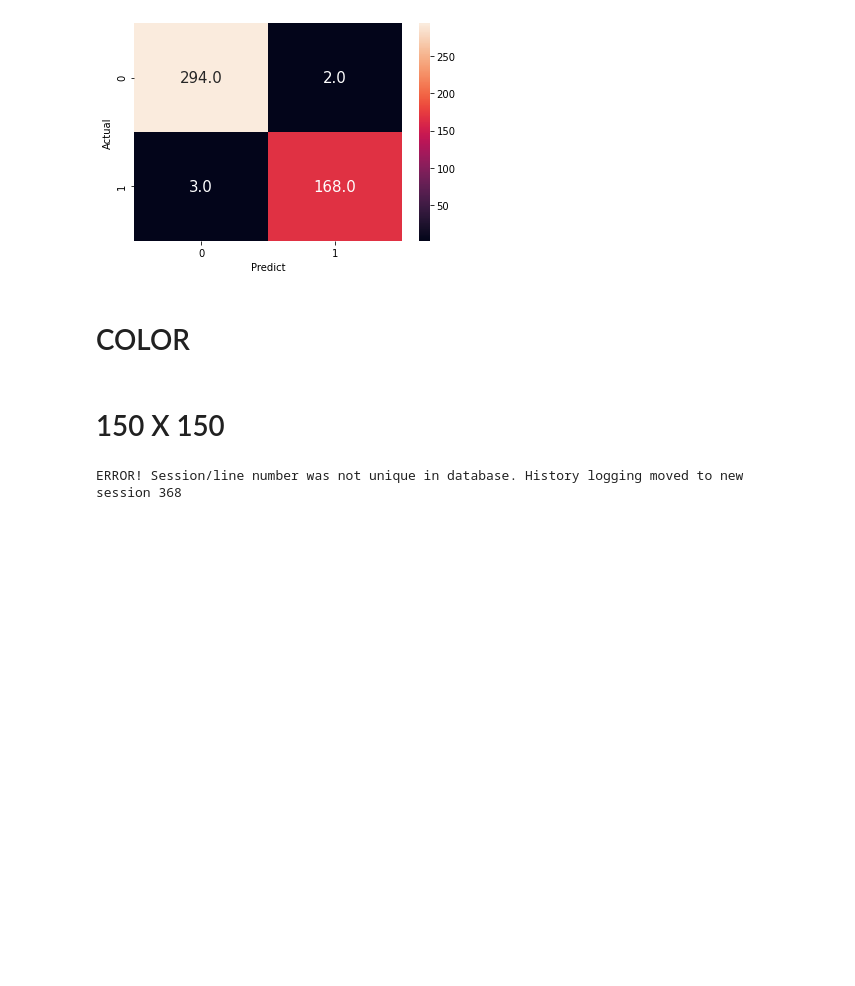
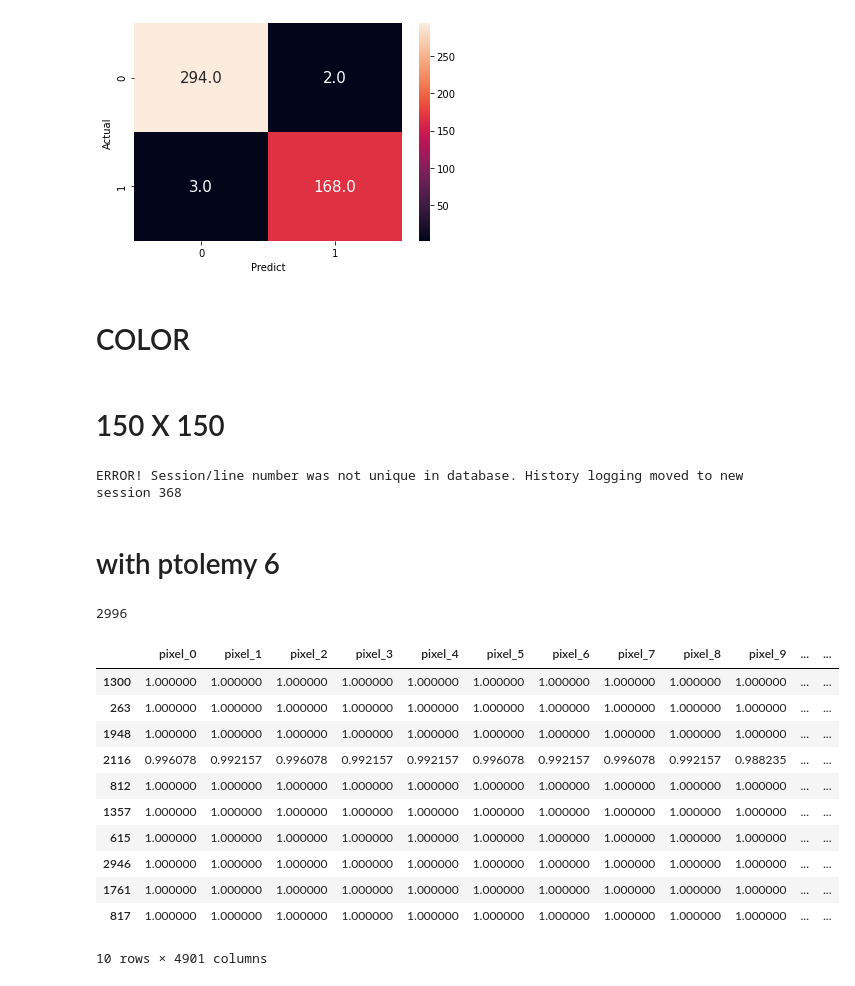
Before and after one commit to or-yitshak/ancient-coins, a Jupyter notebook: coin classification.ipynb, the cells around one changed output. Saved outputs shown, nothing was run; the diff lists cells and outputs as text; code cells hidden in the pictures; blank space fills up the shorter version.

```diff
--- a/coin classification.ipynb
+++ b/coin classification.ipynb
@@ -437,3 +436,11 @@ ERROR! Session/line number was not unique in database. History logging moved to
 # plt.ylabel("Actual")
 # %%
 # plt.imshow(train_data.iloc[0].values.reshape((150,150)))
+# %% [markdown]
+# with ptolemy 6
+# %%
+def label_img(img):
+    word_label = img.split('_')[0]
+    if word_label == '0' : return 0
+    elif word_label == '1' : return 1
+    elif word_label == '6' : return 2
@@ -439,0 +464,19 @@ ERROR! Session/line number was not unique in database. History logging moved to
+# %%
+len(data)
+# %% [output]
+2996
+# %%
+data.head(10)
+# %% [output]
+|  | pixel_0 | pixel_1 | pixel_2 | pixel_3 | pixel_4 | pixel_5 | pixel_6 | pixel_7 | pixel_8 | pixel_9 | ... | ... |
+| 1300 | 1.000000 | 1.000000 | 1.000000 | 1.000000 | 1.000000 | 1.000000 | 1.000000 | 1.000000 | 1.000000 | 1.000000 | ... | ... |
+| 263 | 1.000000 | 1.000000 | 1.000000 | 1.000000 | 1.000000 | 1.000000 | 1.000000 | 1.000000 | 1.000000 | 1.000000 | ... | ... |
+| 1948 | 1.000000 | 1.000000 | 1.000000 | 1.000000 | 1.000000 | 1.000000 | 1.000000 | 1.000000 | 1.000000 | 1.000000 | ... | ... |
+| 2116 | 0.996078 | 0.992157 | 0.996078 | 0.992157 | 0.992157 | 0.996078 | 0.992157 | 0.996078 | 0.992157 | 0.988235 | ... | ... |
+| 812 | 1.000000 | 1.000000 | 1.000000 | 1.000000 | 1.000000 | 1.000000 | 1.000000 | 1.000000 | 1.000000 | 1.000000 | ... | ... |
+| 1357 | 1.000000 | 1.000000 | 1.000000 | 1.000000 | 1.000000 | 1.000000 | 1.000000 | 1.000000 | 1.000000 | 1.000000 | ... | ... |
+| 615 | 1.000000 | 1.000000 | 1.000000 | 1.000000 | 1.000000 | 1.000000 | 1.000000 | 1.000000 | 1.000000 | 1.000000 | ... | ... |
+| 2946 | 1.000000 | 1.000000 | 1.000000 | 1.000000 | 1.000000 | 1.000000 | 1.000000 | 1.000000 | 1.000000 | 1.000000 | ... | ... |
+| 1761 | 1.000000 | 1.000000 | 1.000000 | 1.000000 | 1.000000 | 1.000000 | 1.000000 | 1.000000 | 1.000000 | 1.000000 | ... | ... |
+| 817 | 1.000000 | 1.000000 | 1.000000 | 1.000000 | 1.000000 | 1.000000 | 1.000000 | 1.000000 | 1.000000 | 1.000000 | ... | ... |
+10 rows × 4901 columns
```
Also changed, not shown: parts of 15 cells of this notebook.
